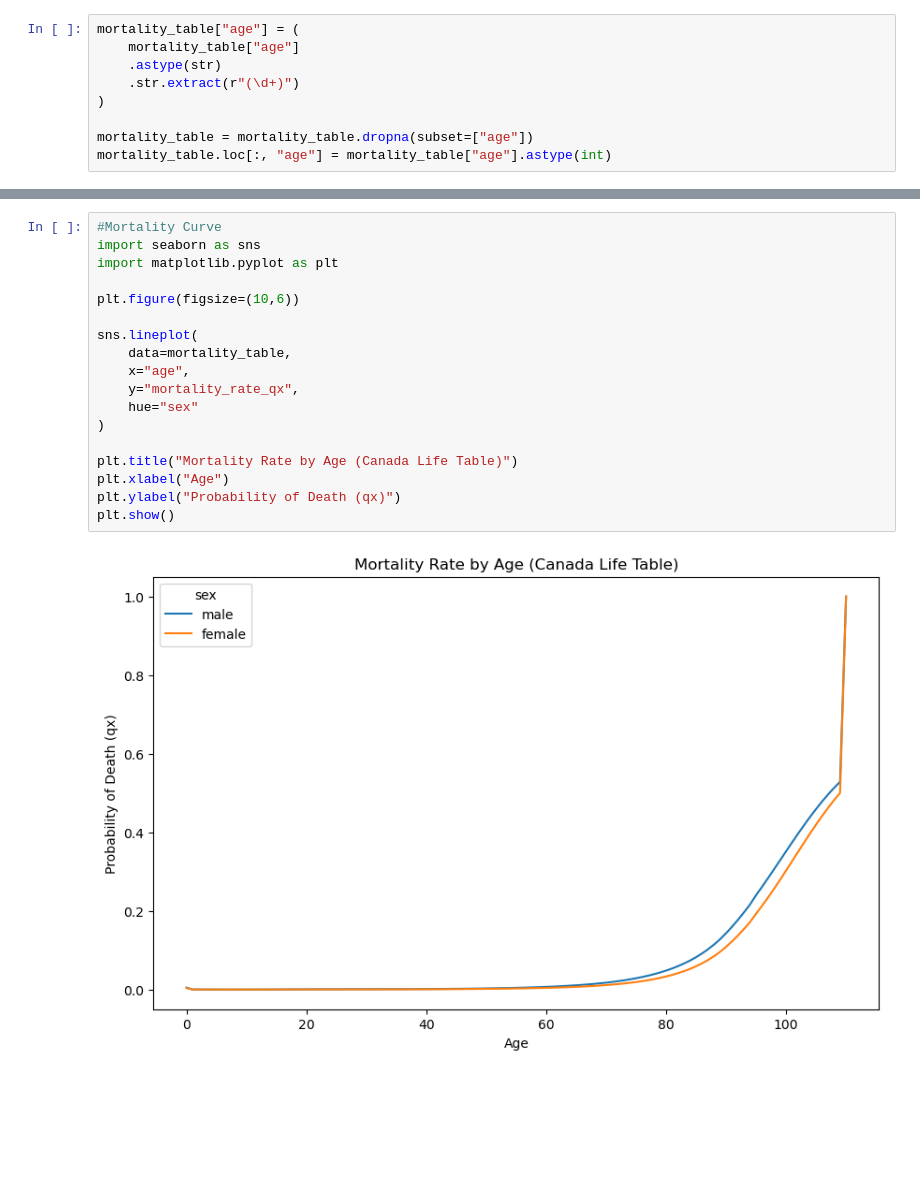
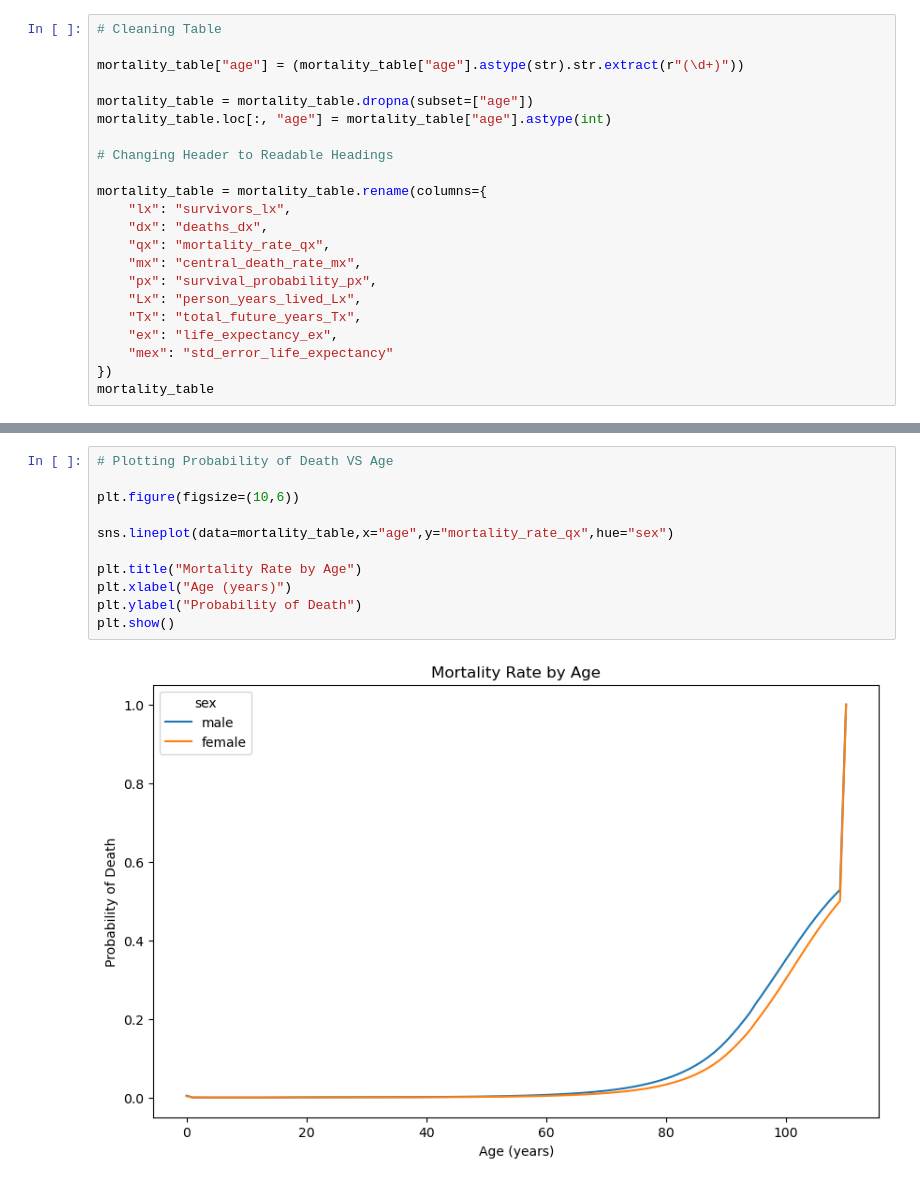
Before and after one commit to tetikshajain/actuarial-experience-study, a Jupyter notebook: notebooks/01_data_exploration.ipynb, the cells around one changed output, grey strips where cells are left out. Saved outputs shown, nothing was run; the diff lists cells and outputs as text; blank space fills up the shorter version.

```diff
--- a/notebooks/01_data_exploration.ipynb
+++ b/notebooks/01_data_exploration.ipynb
@@ -151,9 +96,22 @@ mortality_table
 # %%
-mortality_table["age"] = (
-    mortality_table["age"]
-    .astype(str)
-    .str.extract(r"(\d+)")
-)
+# Cleaning Table
+
+mortality_table["age"] = (mortality_table["age"].astype(str).str.extract(r"(\d+)"))
 
 mortality_table = mortality_table.dropna(subset=["age"])
 mortality_table.loc[:, "age"] = mortality_table["age"].astype(int)
+
+# Changing Header to Readable Headings
+
+mortality_table = mortality_table.rename(columns={
+    "lx": "survivors_lx",
+    "dx": "deaths_dx",
+    "qx": "mortality_rate_qx",
+    "mx": "central_death_rate_mx",
+    "px": "survival_probability_px",
+    "Lx": "person_years_lived_Lx",
+    "Tx": "total_future_years_Tx",
+    "ex": "life_expectancy_ex",
+    "mex": "std_error_life_expectancy"
+})
+mortality_table
@@ -192,21 +136,14 @@ mortality_table.to_csv(
 # %%
-#Mortality Curve
-import seaborn as sns
-import matplotlib.pyplot as plt
+# Plotting Probability of Death VS Age
 
 plt.figure(figsize=(10,6))
 
-sns.lineplot(
-    data=mortality_table,
-    x="age",
-    y="mortality_rate_qx",
-    hue="sex"
-)
+sns.lineplot(data=mortality_table,x="age",y="mortality_rate_qx",hue="sex")
 
-plt.title("Mortality Rate by Age (Canada Life Table)")
-plt.xlabel("Age")
-plt.ylabel("Probability of Death (qx)")
+plt.title("Mortality Rate by Age")
+plt.xlabel("Age (years)")
+plt.ylabel("Probability of Death")
 plt.show()
 # %% [output]
-[figure, old version]
+[figure, new version]
 # %%
```
Also changed, not shown: parts of 13 cells of this notebook, 1 other file.
